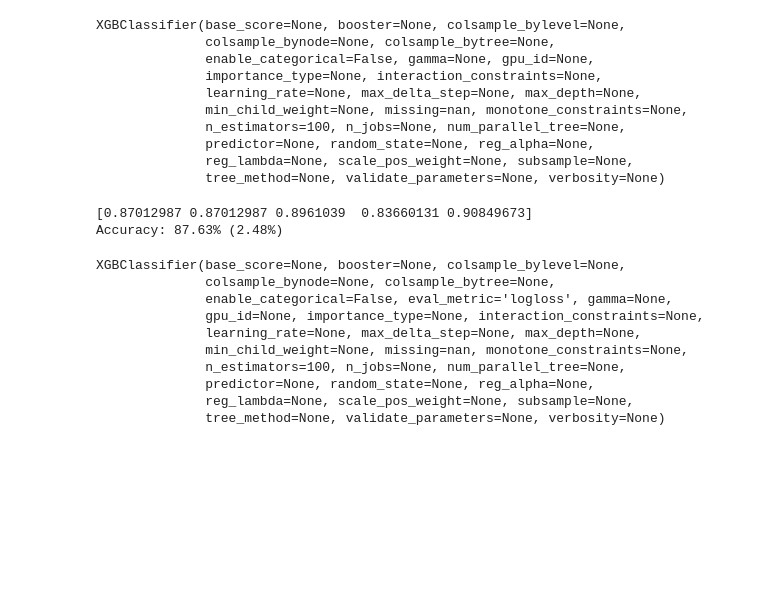
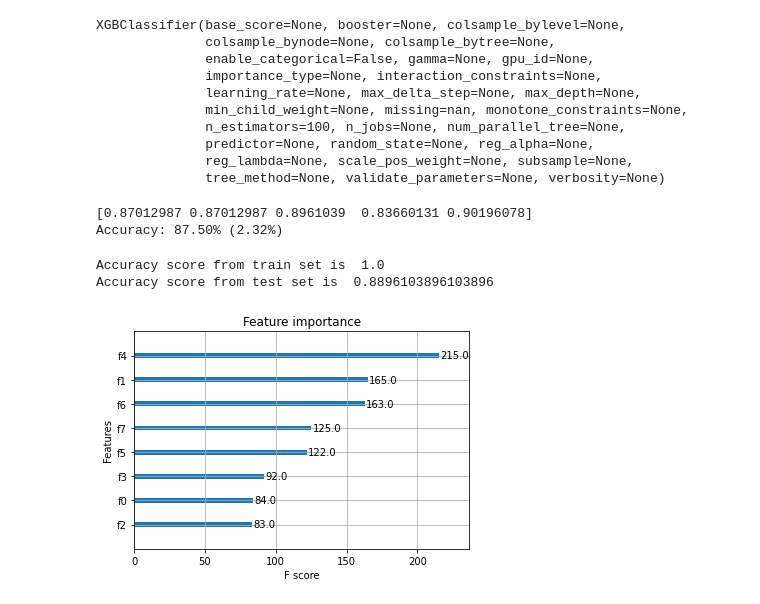
Before and after one commit to Aman0phy/Pima_Diabetes, a Jupyter notebook: diabetes-eda-prediction.ipynb, the cells around one changed output. Saved outputs shown, nothing was run; the diff lists cells and outputs as text; code cells hidden in the pictures; blank space fills up the shorter version.

```diff
--- a/diabetes-eda-prediction.ipynb
+++ b/diabetes-eda-prediction.ipynb
@@ -201,6 +201,10 @@ XGBClassifier(base_score=None, booster=None, colsample_bylevel=None,
 #We will split our dataframe into feature matrix and target variable X , y respectively
 X=df.drop('Outcome',axis=1)
 Y=df['Outcome']
+# %%
+from sklearn.preprocessing import StandardScaler
+scaling_x=StandardScaler()
+X=scaling_x.fit_transform(X)
 # %%
 from sklearn.model_selection import KFold
 from sklearn.model_selection import cross_val_score
@@ -210,18 +214,21 @@ results = cross_val_score(model, X, Y, cv=kfold)
 print(results)
 print("Accuracy: %.2f%% (%.2f%%)" % (results.mean()*100, results.std()*100))
 # %% [output]
-[0.87012987 0.87012987 0.8961039  0.83660131 0.90849673]
-Accuracy: 87.63% (2.48%)
+[0.87012987 0.87012987 0.8961039  0.83660131 0.90196078]
+Accuracy: 87.50% (2.32%)
-# %%
-model
-# %% [output]
-XGBClassifier(base_score=None, booster=None, colsample_bylevel=None,
-              colsample_bynode=None, colsample_bytree=None,
-              enable_categorical=False, eval_metric='logloss', gamma=None,
-              gpu_id=None, importance_type=None, interaction_constraints=None,
-              learning_rate=None, max_delta_step=None, max_depth=None,
-              min_child_weight=None, missing=nan, monotone_constraints=None,
-              n_estimators=100, n_jobs=None, num_parallel_tree=None,
-              predictor=None, random_state=None, reg_alpha=None,
-              reg_lambda=None, scale_pos_weight=None, subsample=None,
-              tree_method=None, validate_parameters=None, verbosity=None)
+# %%
+#lets do a simple train test split and check the accuracy
+from sklearn.model_selection import train_test_split
+
+X_train,X_test,Y_train,Y_test = train_test_split(X,Y,test_size=0.20, random_state=7,stratify=Y)
+X_train=scaling_x.fit_transform(X_train)
+X_test=scaling_x.transform(X_test)
+
+model1 = XGBClassifier(eval_metric='logloss')
+model1.fit(X_train,Y_train)
+
+print("Accuracy score from train set is ",model1.score(X_train, Y_train))
+print("Accuracy score from test set is ",model1.score(X_test, Y_test))
+# %% [output]
+Accuracy score from train set is  1.0
+Accuracy score from test set is  0.8896103896103896
@@ -227,0 +243,5 @@ XGBClassifier(base_score=None, booster=None, colsample_bylevel=None,
+# %%
+plot_importance(model1)
+plt.show()
+# %% [output]
+[figure, added]
```
Also changed, not shown: parts of 4 cells of this notebook.
